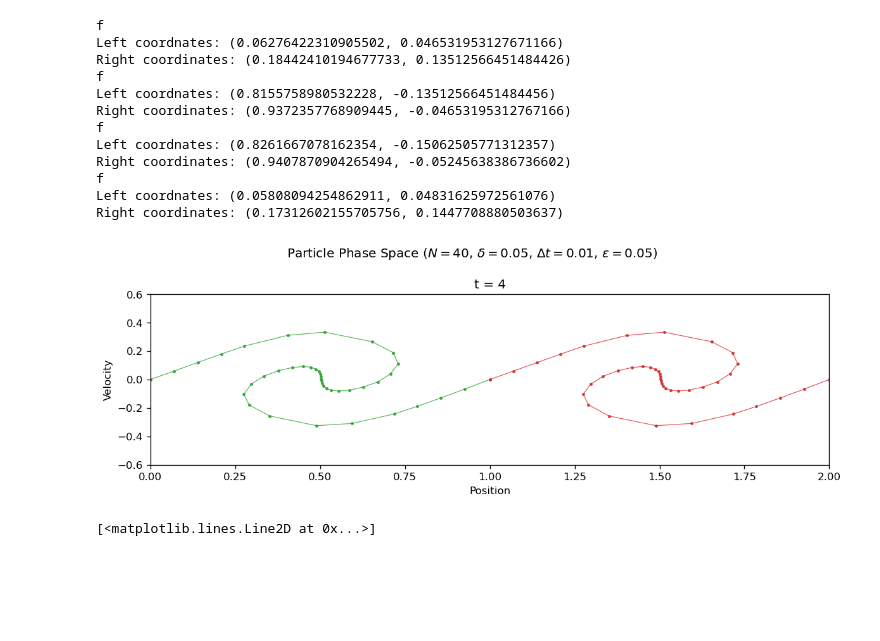
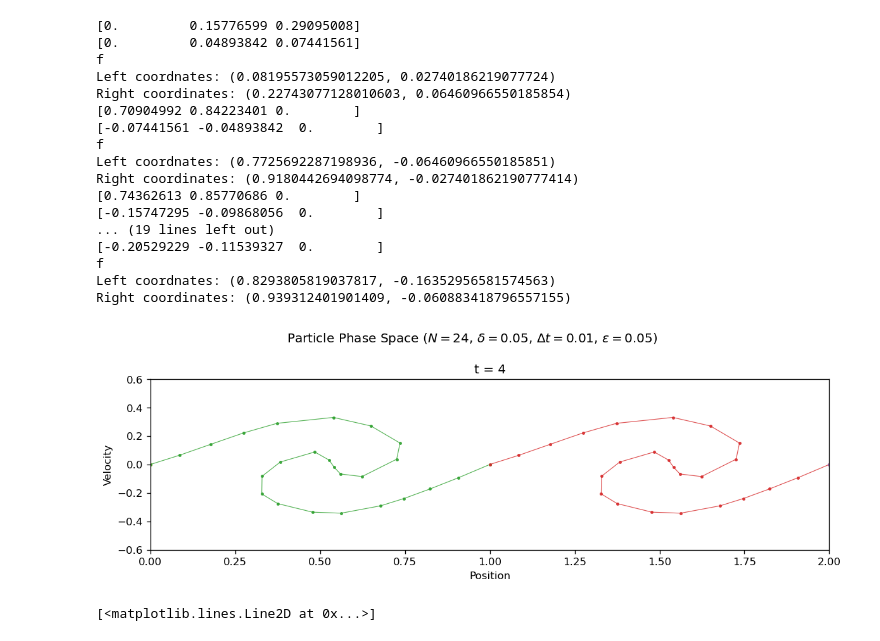
Before and after one commit to horaciomorenom/PlasmaModel, a Jupyter notebook: testing.ipynb, the cells around one changed output. Saved outputs shown, nothing was run; the diff lists cells and outputs as text; code cells hidden in the pictures; blank space fills up the shorter version.

```diff
--- a/testing.ipynb
+++ b/testing.ipynb
@@ -12,27 +12,32 @@ from Plasma import Plasma_Evolver
 from scipy import interpolate
 import itertools
 # %%
-N = 32
+N = 10
 dt = 0.01
 tmax = 4
 driver = Plasma_Evolver(N, dt, epsilon_in=0.05, delta_in=0.05, d1 = 0.3, insertion=True, rk = True)
 
 driver.evolve_plasma(tmax)
 driver.plot_particles(times=(tmax,),periods = 2, zoom=False, markers_on=True)
 # %% [output]
+[0.         0.15776599 0.29095008]
+[0.         0.04893842 0.07441561]
 f
-Left coordnates: (0.06276422310905502, 0.046531953127671166)
-Right coordinates: (0.18442410194677733, 0.13512566451484426)
+Left coordnates: (0.08195573059012205, 0.02740186219077724)
+Right coordinates: (0.22743077128010603, 0.06460966550185854)
+[0.70904992 0.84223401 0.        ]
+[-0.07441561 -0.04893842  0.        ]
 f
-Left coordnates: (0.8155758980532228, -0.13512566451484456)
-Right coordinates: (0.9372357768909445, -0.04653195312767166)
+Left coordnates: (0.7725692287198936, -0.06460966550185851)
+Right coordinates: (0.9180442694098774, -0.027401862190777414)
+[0.74362613 0.85770686 0.        ]
+[-0.15747295 -0.09868056  0.        ]
+... (19 lines left out)
+[-0.20529229 -0.11539327  0.        ]
 f
-Left coordnates: (0.8261667078162354, -0.15062505771312357)
-Right coordinates: (0.9407870904265494, -0.05245638386736602)
-f
-Left coordnates: (0.05808094254862911, 0.04831625972561076)
-Right coordinates: (0.17312602155705756, 0.1447708880503637)
+Left coordnates: (0.8293805819037817, -0.16352956581574563)
+Right coordinates: (0.939312401901409, -0.060883418796557155)
-[figure, old version]
+[figure, new version]
 # %%
 insertions = driver.ins_hist
 symmetry = driver.sym_hist
```
Also changed, not shown: parts of 2 cells of this notebook, 2 other files.
